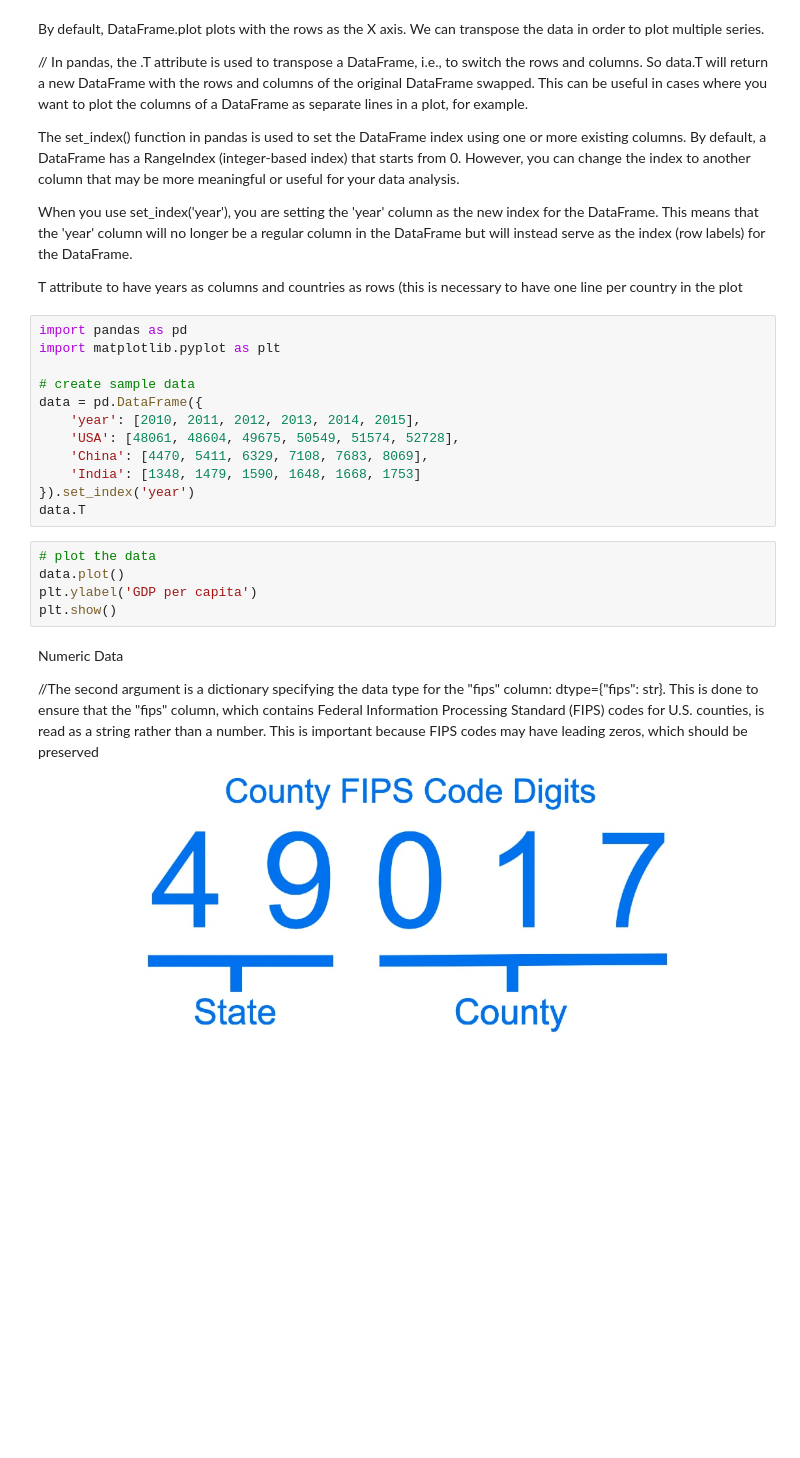
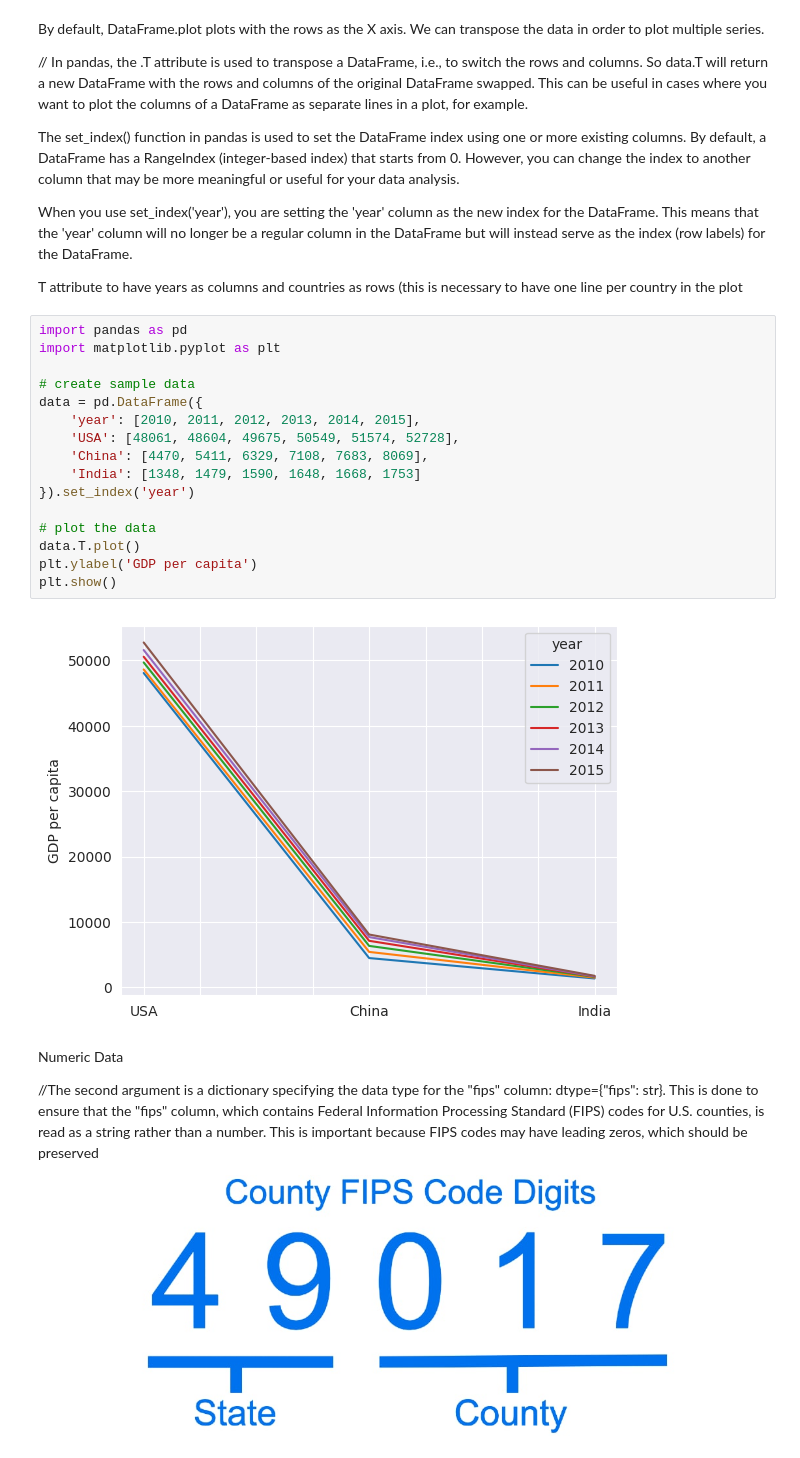
Before and after one commit to atpekbas/redi-data-analytics, a Jupyter notebook: Exercises/4-Exercise.ipynb, the cells around one changed output. Saved outputs shown, nothing was run; the diff lists cells and outputs as text; blank space fills up the shorter version.

```diff
--- a/Exercises/4-Exercise.ipynb
+++ b/Exercises/4-Exercise.ipynb
@@ -176,20 +199,21 @@ T attribute to have years as columns and countries as rows (this is necessary to
 # %%
 import pandas as pd
 import matplotlib.pyplot as plt
 
 # create sample data
 data = pd.DataFrame({
     'year': [2010, 2011, 2012, 2013, 2014, 2015],
     'USA': [48061, 48604, 49675, 50549, 51574, 52728],
     'China': [4470, 5411, 6329, 7108, 7683, 8069],
     'India': [1348, 1479, 1590, 1648, 1668, 1753]
 }).set_index('year')
-data.T
+
+# plot the data
+data.T.plot()
+plt.ylabel('GDP per capita')
+plt.show()
+# %% [output]
+[figure, added]
-# %%
-# plot the data
-data.plot()
-plt.ylabel('GDP per capita')
-plt.show()
 # %% [markdown]
 Numeric Data
 
```
Also changed, not shown: parts of 24 cells of this notebook, 6 other files.
